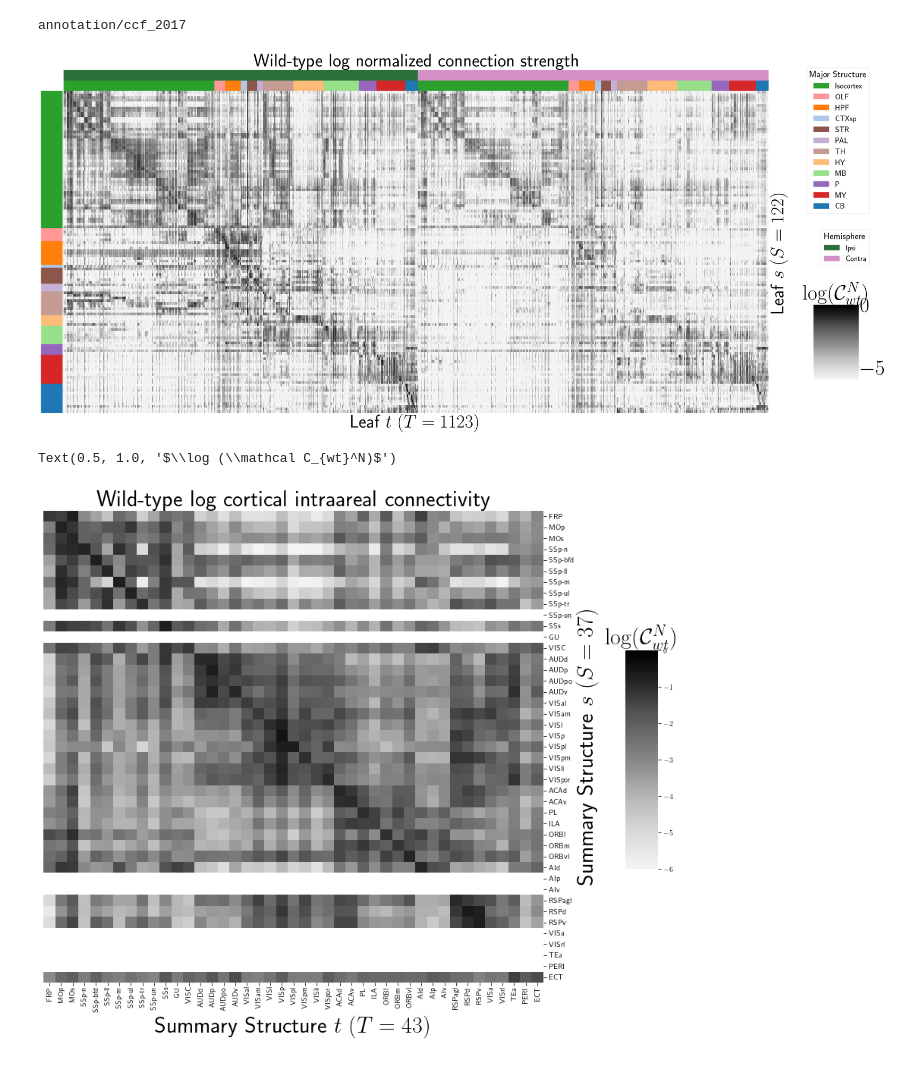
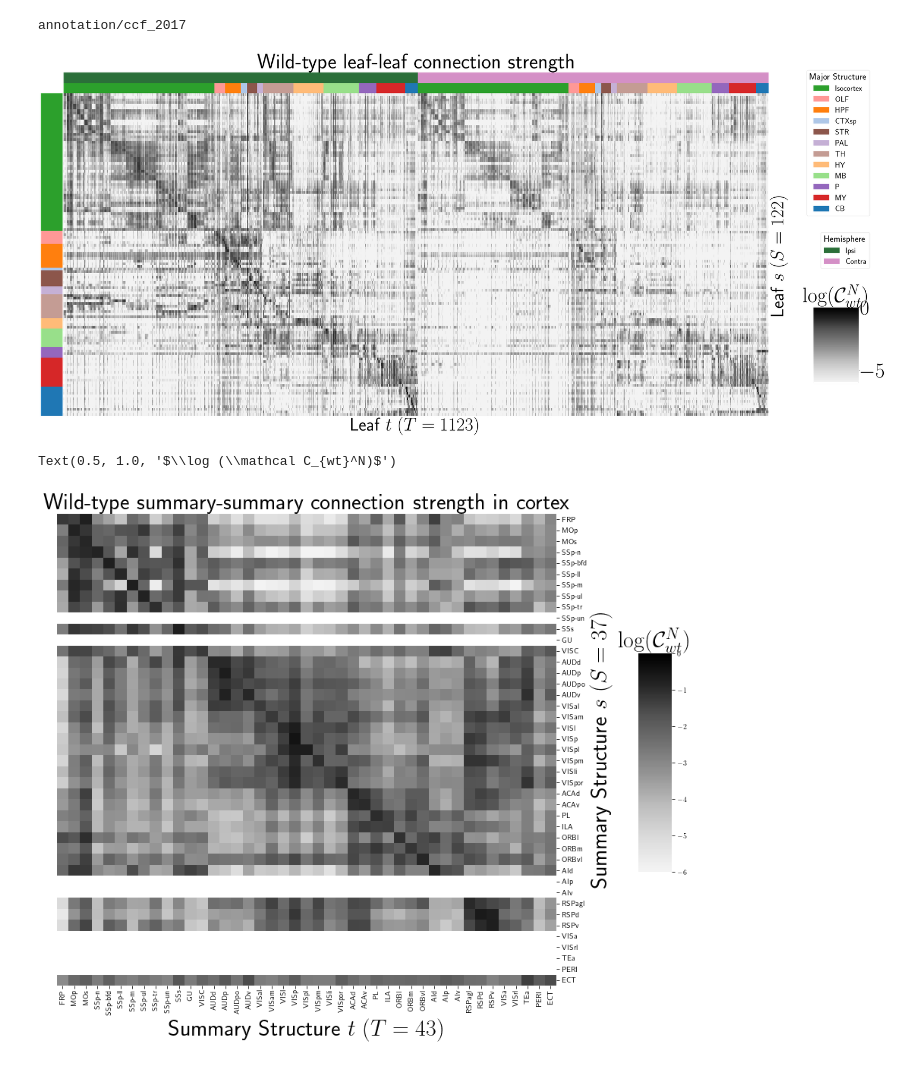
Before and after one commit to AllenInstitute/mouse_connectivity_models, a Jupyter notebook: analyses/paper_final/figures/Figure2.ipynb, the cells around one changed output. Cells and saved outputs as stored; diff of their text form; code cells hidden in the pictures.

```diff
--- a/analyses/paper_final/figures/Figure2.ipynb
+++ b/analyses/paper_final/figures/Figure2.ipynb
@@ -169,12 +166,12 @@ l4 = ax2.legend(title='Hemisphere', ncol=1, bbox_to_anchor=(1.11, .57), bbox_tra
 g.ax_cbar.set_title(r"$\log (\mathcal C_{wt}^N)$", rotation=0, fontsize = 80)
 g.ax_cbar.set_yticklabels(g.ax_cbar.get_yticklabels(), fontsize=80)
 
-g.ax_col_colors.set_title('Wild-type log normalized connection strength', fontsize = 70)
+g.ax_col_colors.set_title('Wild-type leaf-leaf connection strength', fontsize = 80)
 
 plt.margins(x=0,y=0)
 # g.savefig('paper/KoelleConn_revision/figs/conn_leaf2.png', bbox_inches = 'tight',pad_inches = 0)
 # %% [output]
-[figure, old version]
+[figure, new version]
 # %%
 sumsum = pd.read_csv(f"{workingdirectory}/paper/connectivities/el_leafsurf_leafsmth_leafleaf_C57BL6J0428_log6_sumsum.csv", header = [0,1])
 sumsum = fix_pdcsv(sumsum)
@@ -185,24 +182,24 @@ sumsum[sumsum < lowlim] = lowlim
 # %%
 g=sns.clustermap(sumsum,
                vmin = -6,
                vmax=  0,
               col_cluster = False,
                row_cluster = False,
               cmap = new_cmap,
                 cbar_pos = [1.08,0.32,.06,.4],
                 dendrogram_ratio=(0,0.01))
 
 g.ax_heatmap.set_xticks(np.asarray(list(range(len(sumsum.columns)))) + 0.5 )
 g.ax_heatmap.set_yticks(np.asarray(list(range(len(sumsum.columns)))) + 0.5)
 g.ax_heatmap.set_yticklabels(sumsum.index)
 g.ax_heatmap.set_xticklabels(sumsum.index)
 g.ax_heatmap.set_xlabel('Summary Structure ' + r"$t \; (T = 43)$", fontsize = 30)
 g.ax_heatmap.set_ylabel('Summary Structure ' + r"$s \; (S = 37)$", fontsize = 30)
-g.ax_heatmap.set_title("Wild-type log cortical intraareal connectivity", fontsize = 30)
+g.ax_heatmap.set_title("Wild-type summary-summary connection strength in cortex", fontsize = 30)
 plt.margins(x=0,y=0)
 g.ax_cbar.set_title(r"$\log (\mathcal C_{wt}^N)$", rotation=0, fontsize = 30)
 
 # g.savefig('paper/KoelleConn_fromlocal_0623/figs/conn_sum_cortex.png', bbox_inches = 'tight',pad_inches = 0)
 # %% [output]
 Text(0.5, 1.0, '$\\log (\\mathcal C_{wt}^N)$')
-[figure, old version]
+[figure, new version]
```
Also changed, not shown: parts of 1 cell of this notebook, 38 other files.
